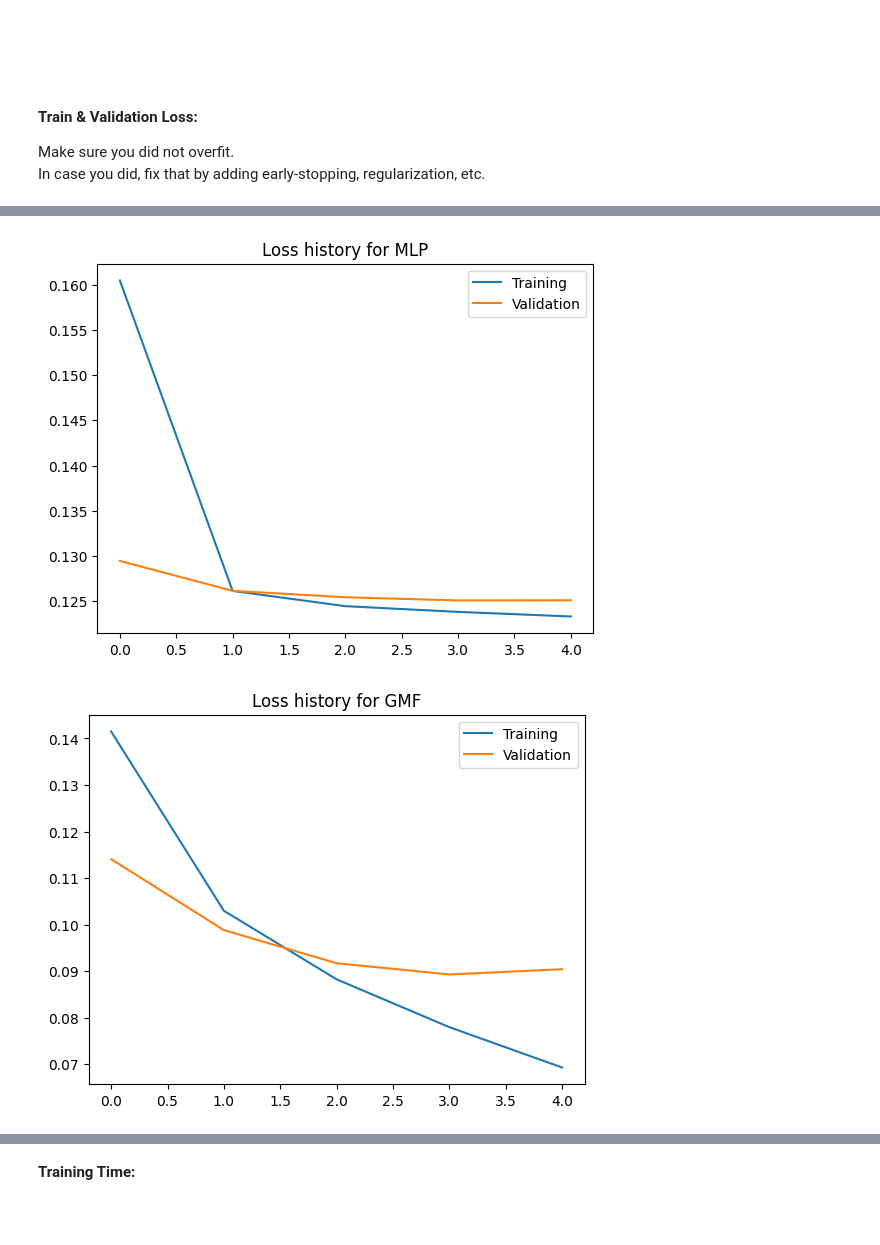
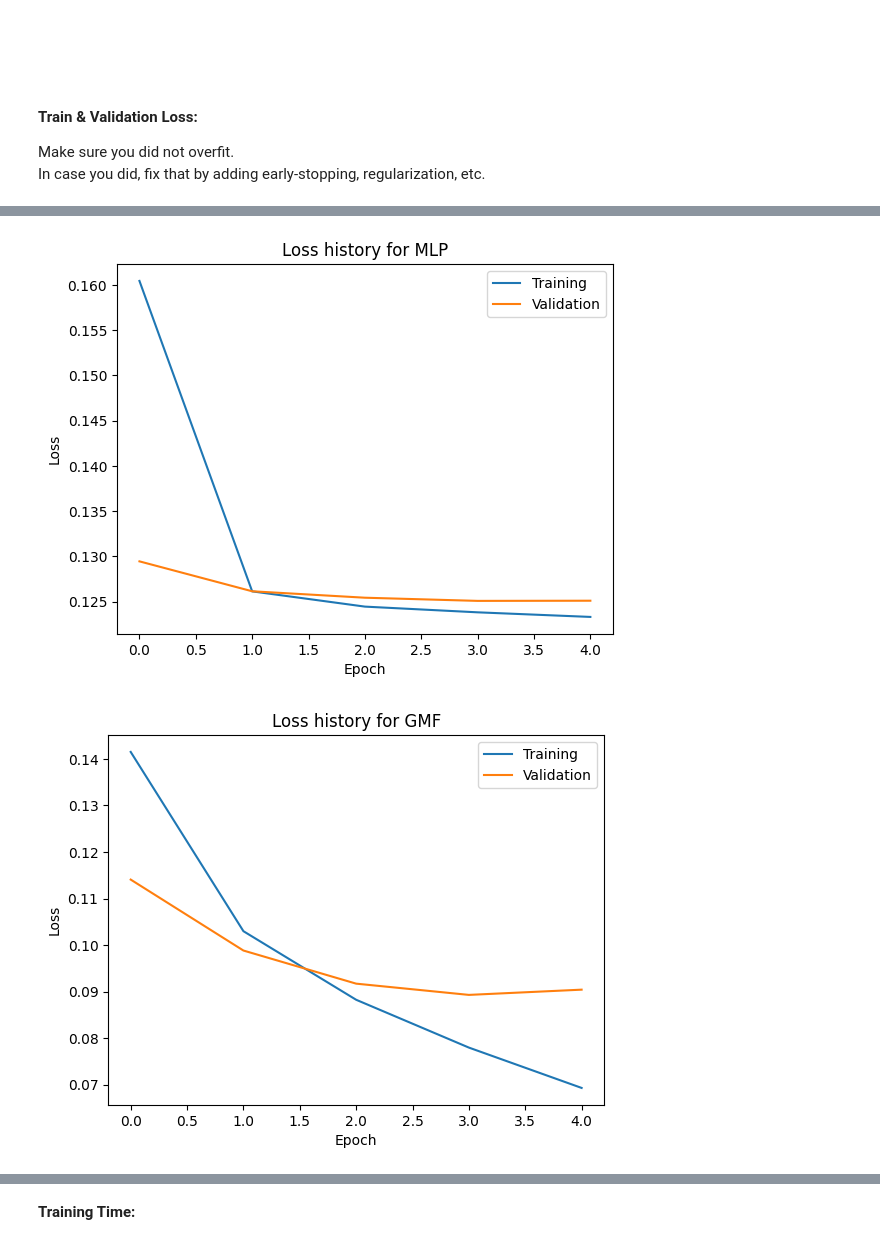
Before and after one commit to tsalex1992/Recommendation-Systems, a Jupyter notebook: HW3/Assignment3.ipynb, the cells around one changed output, grey strips where cells are left out. Cells and saved outputs as stored; diff of their text form; code cells hidden in the pictures; blank space fills up the shorter version.

Commit message:
Fixed metrics and plots

```diff
--- a/HW3/Assignment3.ipynb
+++ b/HW3/Assignment3.ipynb
@@ -872,6 +872,8 @@ for model_name, loss_history in loss_history_per_model.items():
     plt.plot(loss_history["train"], label="Training")
     plt.plot(loss_history["val"], label="Validation")
     plt.legend()
+    plt.xlabel("Epoch")
+    plt.ylabel("Loss")
     plt.title(f"Loss history for {model_name}")
     plt.show()
 # %% [output]
@@ -879,2 +881,2 @@ for model_name, loss_history in loss_history_per_model.items():
-[figure, old version]
+[figure, new version]
-[figure, old version]
+[figure, new version]
```
Also changed, not shown: parts of 7 cells of this notebook.
